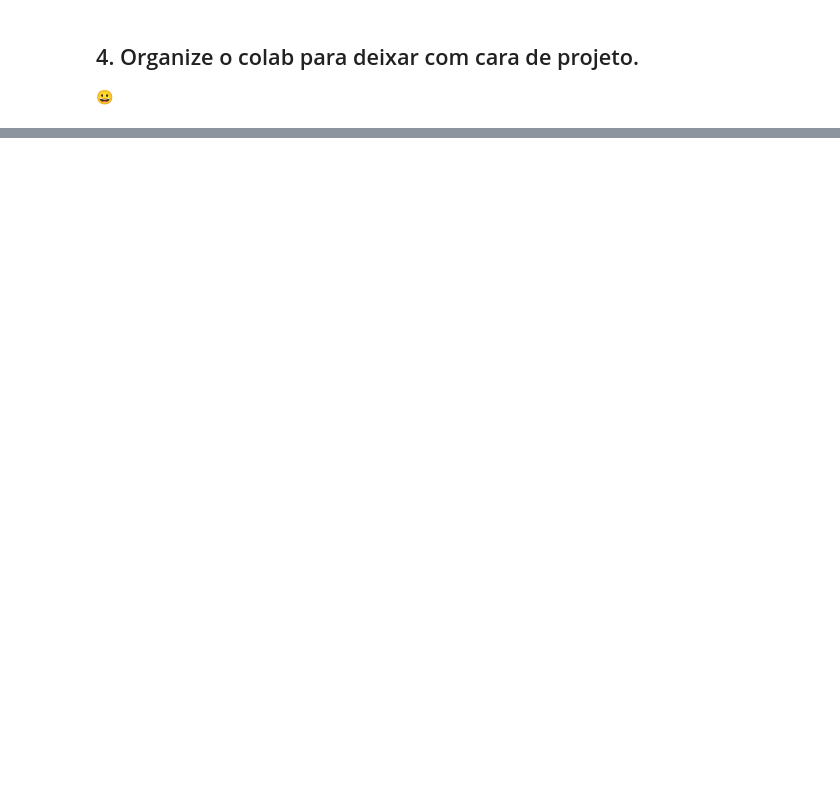
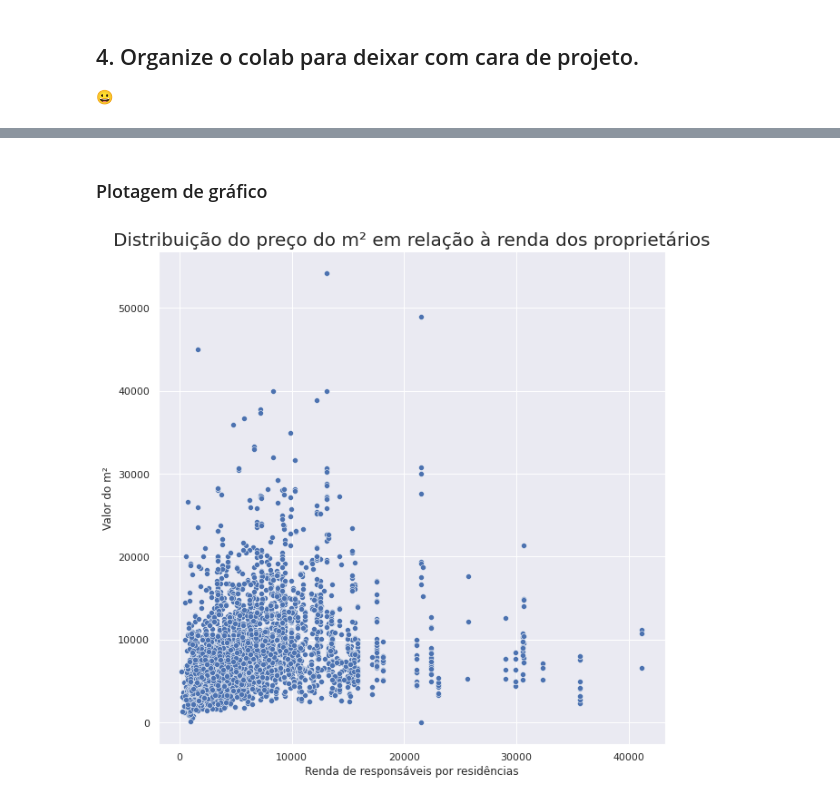
Before and after one commit to Tathy/Pesquisa-Imoveis-SP, a Jupyter notebook: Pesquisa_de_imóveis_em_São_Paulo_Imersão_Dados_Alura.ipynb, the cells around one changed output, grey strips where cells are left out. Saved outputs shown, nothing was run; the diff lists cells and outputs as text; code cells hidden in the pictures; blank space fills up the shorter version.

```diff
--- a/Pesquisa_de_imóveis_em_São_Paulo_Imersão_Dados_Alura.ipynb
+++ b/Pesquisa_de_imóveis_em_São_Paulo_Imersão_Dados_Alura.ipynb
@@ -1066,0 +1071,6 @@ ax6 = sns.lmplot(data = dados_vendas_filtrado[filtro_busca].query("Bairro in @to
+# %%
+ibge_sp = pd.read_csv(ibge_url,
+            encoding = 'ISO-8859-1', sep = ";",
+            thousands = ".", decimal = ",")
+ibge_sp.dropna(how = 'all', axis = 1, inplace = True)
+ibge_sp.head()
@@ -1066,0 +1340,2 @@ ax6 = sns.lmplot(data = dados_vendas_filtrado[filtro_busca].query("Bairro in @to
+# %%
+dados_geo = pd.read_csv("/content/drive/MyDrive/Cursos/Imersão Dados - Alura 4ª ed./dados_geo.csv")
@@ -1066,0 +1362,6 @@ ax6 = sns.lmplot(data = dados_vendas_filtrado[filtro_busca].query("Bairro in @to
+# %%
+dados_vendas_censo = pd.merge(
+    left = dados_geo, right = ibge_sp,
+    how = "left",
+    left_on = "setor_censo", right_on = "Cod_setor")
+dados_vendas_censo.head()
@@ -1066,0 +1398,11 @@ ax6 = sns.lmplot(data = dados_vendas_filtrado[filtro_busca].query("Bairro in @to
+# %% [markdown]
+### Plotagem de gráfico
+# %%
+plt.figure(figsize = (10,10))
+ax = sns.scatterplot(data = dados_vendas_censo, x = "V005", y = "Valor_m2")
+ax.set_title("Distribuição do preço do m² em relação à renda dos proprietários", fontsize = 20)
+plt.ylabel("Valor do m²")
+plt.xlabel("Renda de responsáveis por residências")
+plt.show()
+# %% [output]
+[figure, added]
```
Also changed, not shown: parts of 52 cells of this notebook, 1 other file.
